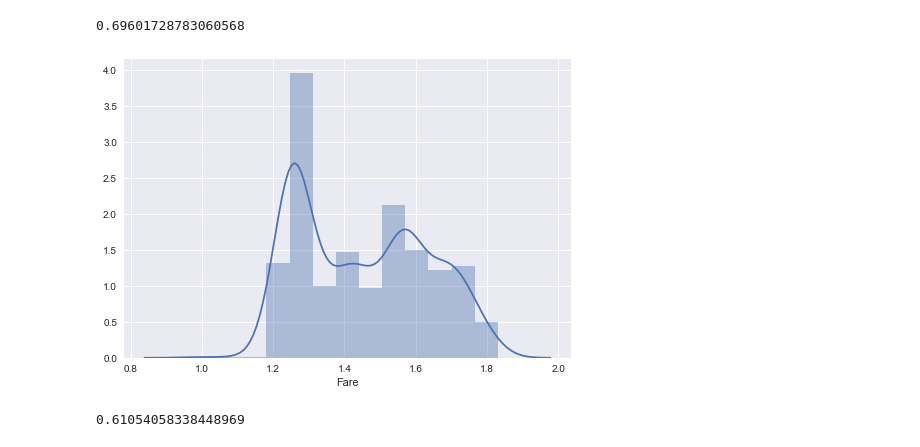
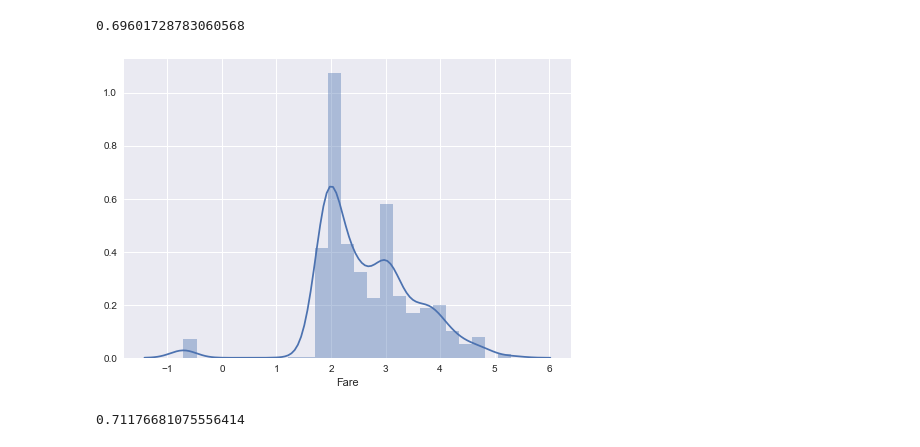
Before and after one commit to buc1107/ML100-Days, a Jupyter notebook: Homework/Day_021_HW.ipynb, the cells around one changed output. Cells and saved outputs as stored; diff of their text form; code cells hidden in the pictures.

```diff
--- a/Homework/Day_021_HW.ipynb
+++ b/Homework/Day_021_HW.ipynb
@@ -110,18 +110,19 @@ cross_val_score(estimator, train_X, train_Y, cv=5).mean()
 # %%
 # 將 Fare 取 boxcox 後, 看散佈圖, 並計算分數 (執行會有 error, 請試圖修正)
 df_fixed = copy.deepcopy(df)
 """
 Your Code Here, fix the error
 """
-df_fixed = df_fixed[df_fixed['Fare'] >0]
+
+df_fixed.loc[df_fixed['Fare'] <= 0,'Fare'] = 0.5
 df_fixed['Fare'] = stats.boxcox(df_fixed['Fare'])[0]
 sns.distplot(df_fixed['Fare'][:train_num])
 plt.show()
 
 df_fixed = MMEncoder.fit_transform(df_fixed)
 train_X = df_fixed[:train_num]
 estimator = LogisticRegression()
 cross_val_score(estimator, train_X, train_Y, cv=5).mean()
 # %% [output]
-[figure, old version]
+[figure, new version]
-0.61054058338448969
+0.71176681075556414
```
Also changed, not shown: 3 other files.
